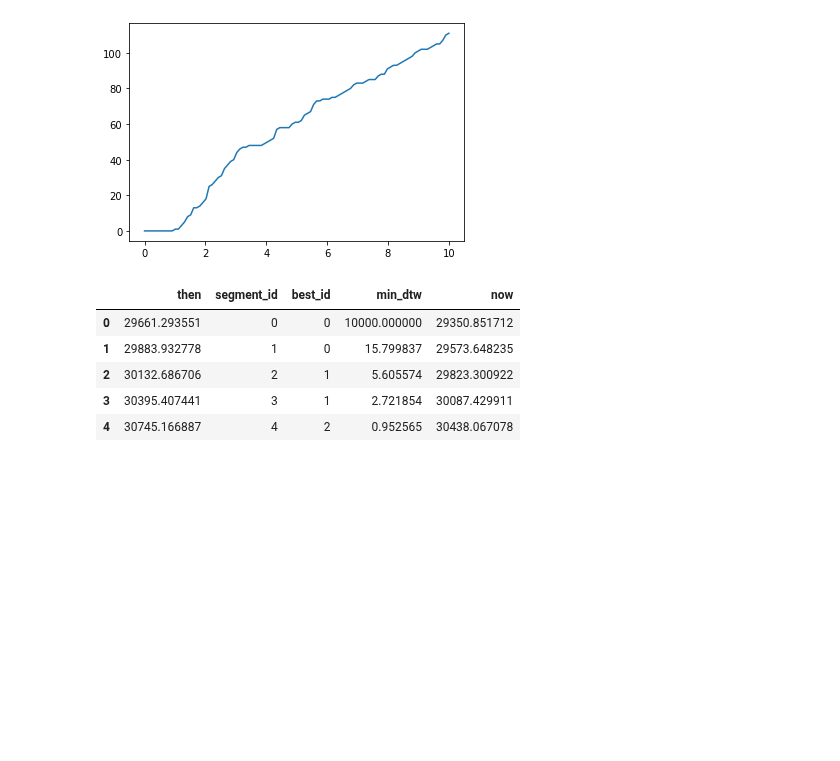
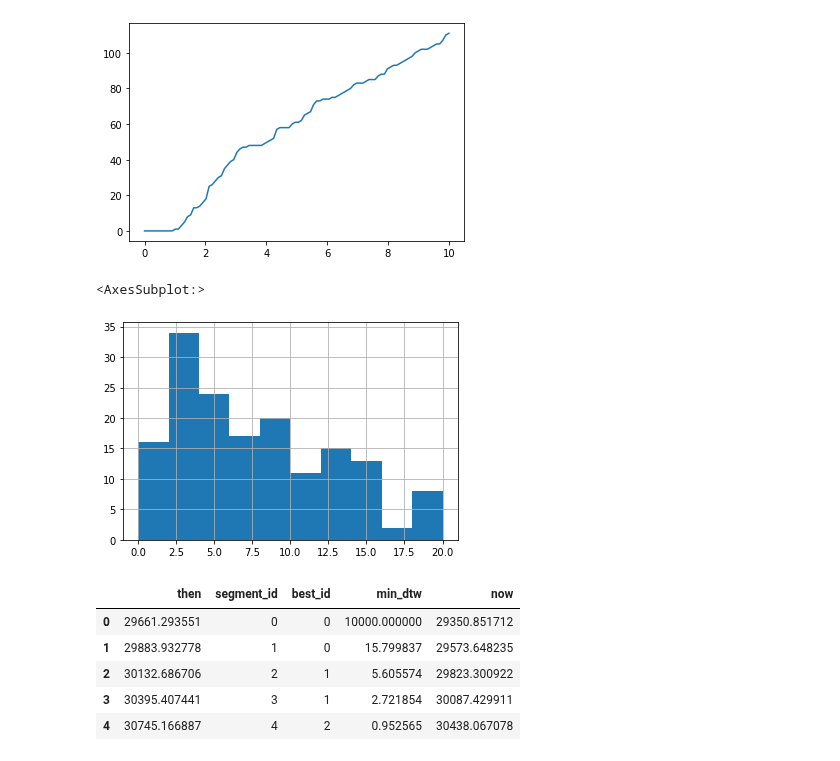
Before and after one commit to ircam-ismm/nime2022-elicitation-demo, a Jupyter notebook: notebooks/dtw_data.ipynb, the cells around one changed output. Cells and saved outputs as stored; diff of their text form; code cells hidden in the pictures; blank space fills up the shorter version.

```diff
--- a/notebooks/dtw_data.ipynb
+++ b/notebooks/dtw_data.ipynb
@@ -30,6 +30,11 @@ plt.plot(x, y)
 # %% [output]
 [<matplotlib.lines.Line2D at 0x...>]
 [figure]
+# %%
+df['min_dtw'].hist(range=[0, 20])
+# %% [output]
+<AxesSubplot:>
+[figure, added]
 # %%
 df.head()
 # %% [output]
```
Also changed, not shown: 8 other files.
